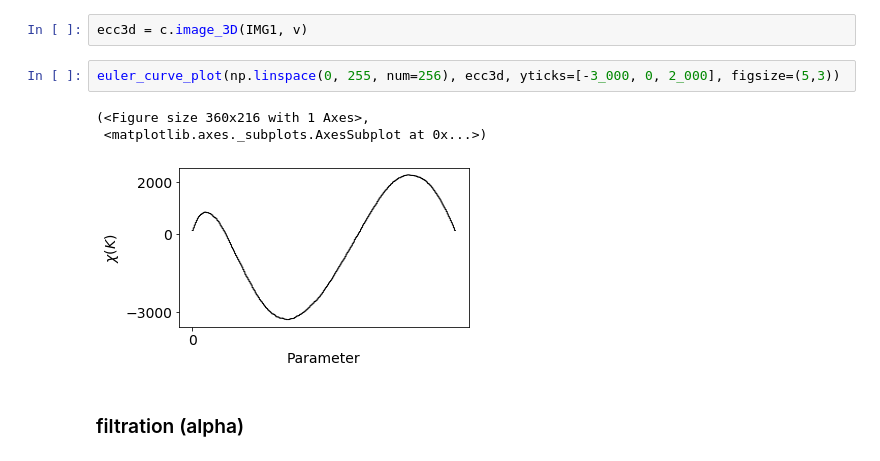
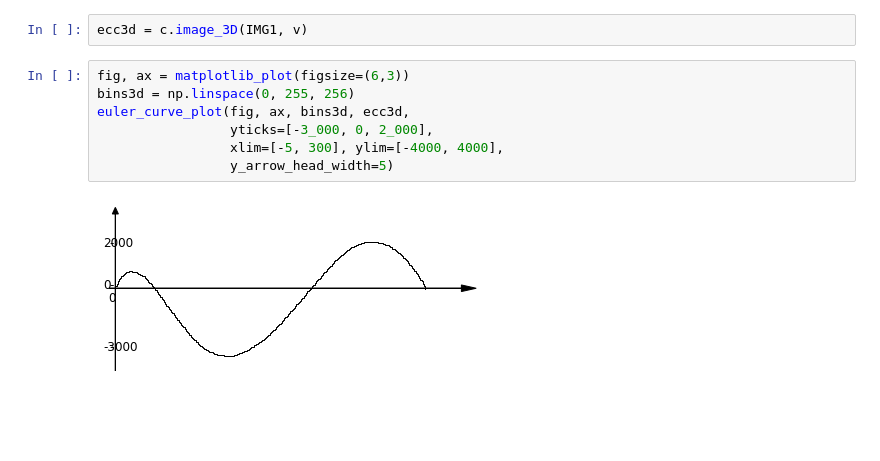
Before and after one commit to gbeltramo/euchar, a Jupyter notebook: notebooks/002-curve.ipynb, the cells around one changed output. Cells and saved outputs as stored; diff of their text form; blank space fills up the shorter version.

Commit message:
update filtrations

```diff
--- a/notebooks/002-curve.ipynb
+++ b/notebooks/002-curve.ipynb
@@ -31,10 +66,11 @@ v = np.load("C:\\Users\\44792\\data\\research\\vectors_euler_changes\\changes_3d
 # %%
 ecc3d = c.image_3D(IMG1, v)
 # %%
-euler_curve_plot(np.linspace(0, 255, num=256), ecc3d, yticks=[-3_000, 0, 2_000], figsize=(5,3))
+fig, ax = matplotlib_plot(figsize=(6,3))
+bins3d = np.linspace(0, 255, 256)
+euler_curve_plot(fig, ax, bins3d, ecc3d,
+                 yticks=[-3_000, 0, 2_000],
+                 xlim=[-5, 300], ylim=[-4000, 4000],
+                 y_arrow_head_width=5)
 # %% [output]
-(<Figure size 360x216 with 1 Axes>,
- <matplotlib.axes._subplots.AxesSubplot at 0x...>)
-[figure, old version]
+[figure, new version]
-# %% [markdown]
-### filtration (alpha)
```
Also changed, not shown: parts of 20 cells of this notebook, 28 other files.
